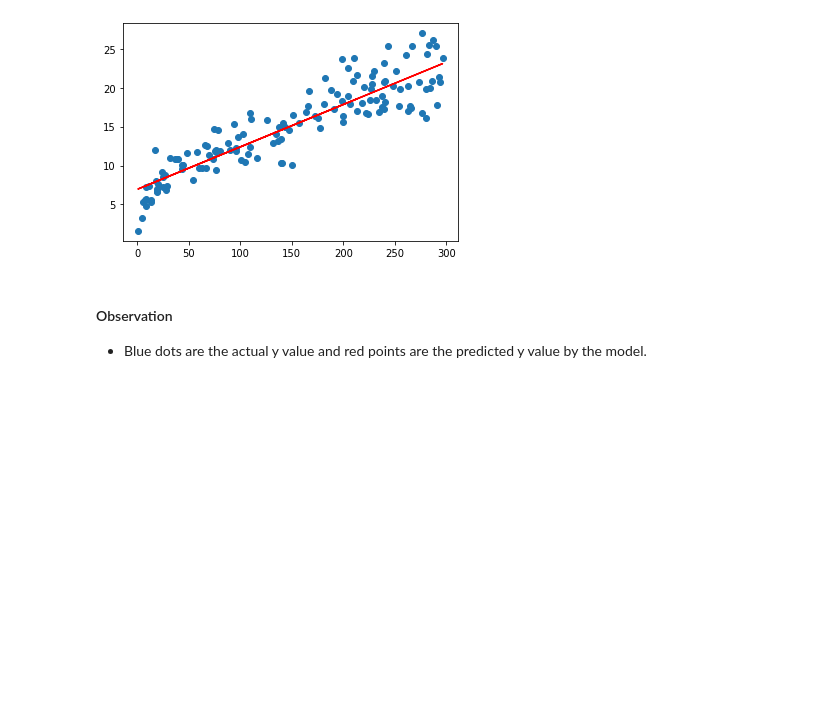
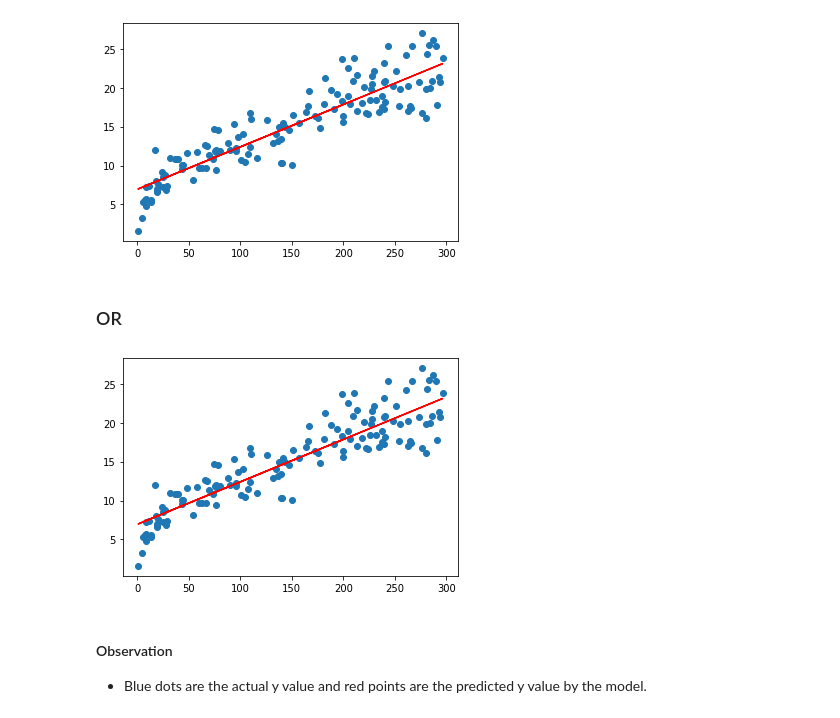
Before and after one commit to amanwin/SimpleLinearRegression, a Jupyter notebook: step3/SimpleLinearRegression.ipynb, the cells around one changed output. Saved outputs shown, nothing was run; the diff lists cells and outputs as text; code cells hidden in the pictures; blank space fills up the shorter version.

```diff
--- a/step3/SimpleLinearRegression.ipynb
+++ b/step3/SimpleLinearRegression.ipynb
@@ -283,6 +283,16 @@ plt.plot(X_train, 6.9487 + 0.0545 * X_train, 'r')
 plt.show()
 # %% [output]
 [figure]
+# %% [markdown]
+### OR
+# %%
+y_train_pred = lr_model.predict(X_train_sm)
+# %%
+plt.scatter(X_train, y_train)
+plt.plot(X_train, y_train_pred, 'r')
+plt.show()
+# %% [output]
+[figure, added]
 # %% [markdown]
 #### Observation
 * Blue dots are the actual y value and red points are the predicted y value by the model.
```
Also changed, not shown: parts of 17 cells of this notebook.
